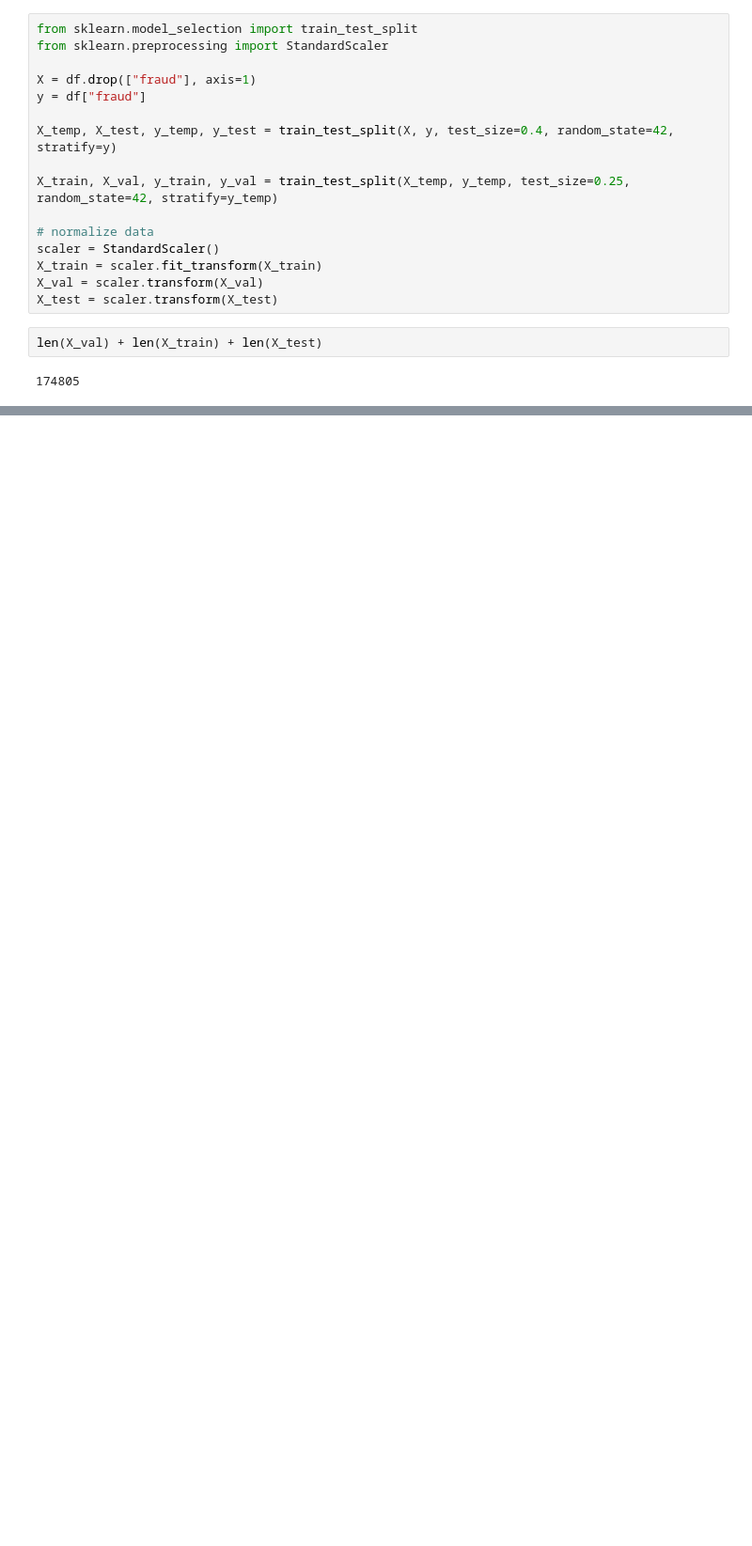
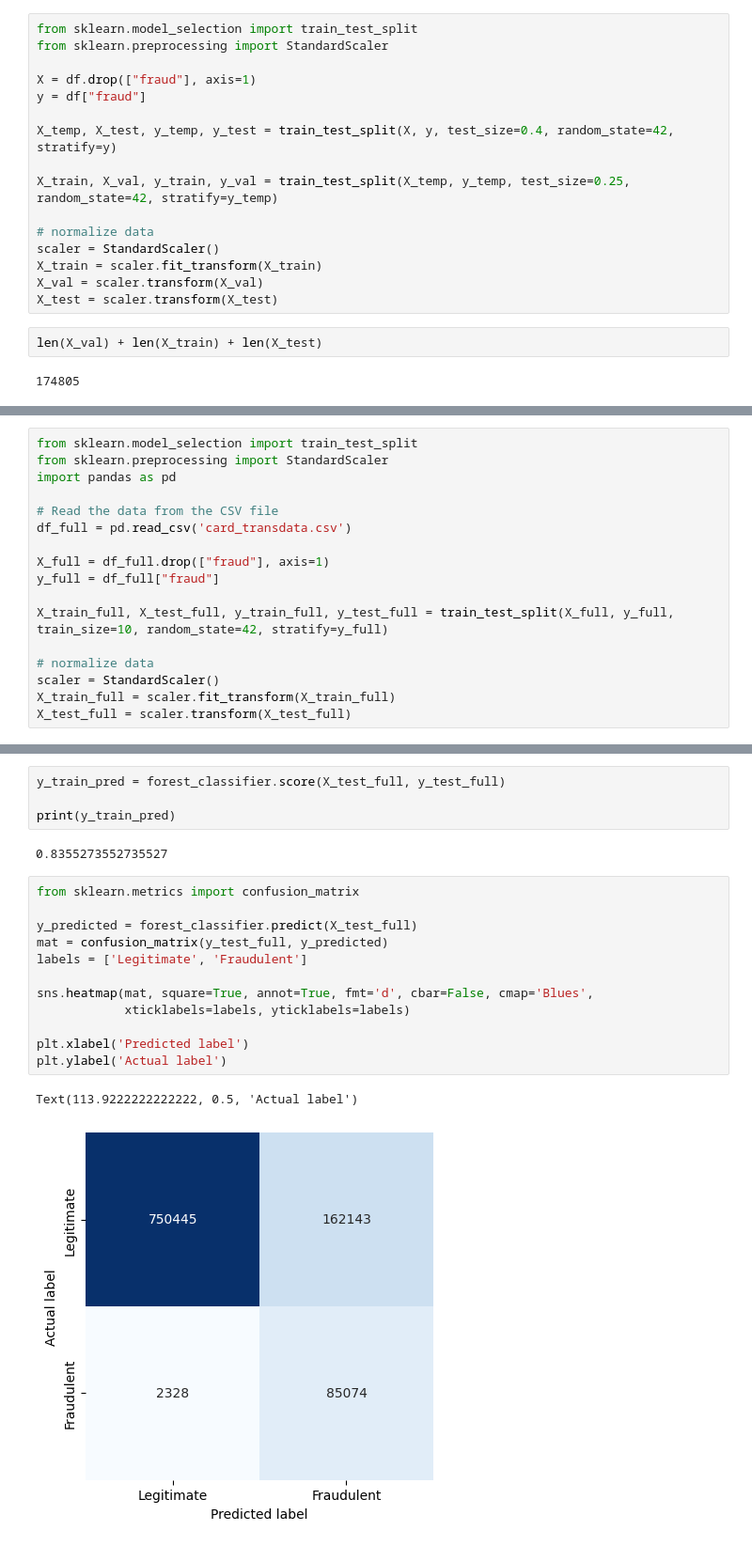
Before and after one commit to ntherndon97/COSC522-Group5, a Jupyter notebook: Group5_FinalProject.ipynb, the cells around one changed output, grey strips where cells are left out. Shown: that part at 94% size. Saved outputs shown, nothing was run; the diff lists cells and outputs as text; blank space fills up the shorter version.

```diff
--- a/Group5_FinalProject.ipynb
+++ b/Group5_FinalProject.ipynb
@@ -218,0 +225,17 @@ print(test_acc)
+# %%
+from sklearn.model_selection import train_test_split
+from sklearn.preprocessing import StandardScaler
+import pandas as pd
+
+# Read the data from the CSV file
+df_full = pd.read_csv('card_transdata.csv')
+
+X_full = df_full.drop(["fraud"], axis=1)
+y_full = df_full["fraud"]
+
+X_train_full, X_test_full, y_train_full, y_test_full = train_test_split(X_full, y_full, train_size=10, random_state=42, stratify=y_full)
+
+# normalize data
+scaler = StandardScaler()
+X_train_full = scaler.fit_transform(X_train_full)
+X_test_full = scaler.transform(X_test_full)
@@ -218,0 +296,21 @@ print(test_acc)
+# %%
+y_train_pred = forest_classifier.score(X_test_full, y_test_full)
+
+print(y_train_pred)
+# %% [output]
+0.8355273552735527
+# %%
+from sklearn.metrics import confusion_matrix
+
+y_predicted = forest_classifier.predict(X_test_full)
+mat = confusion_matrix(y_test_full, y_predicted)
+labels = ['Legitimate', 'Fraudulent']
+
+sns.heatmap(mat, square=True, annot=True, fmt='d', cbar=False, cmap='Blues',
+            xticklabels=labels, yticklabels=labels)
+
+plt.xlabel('Predicted label')
+plt.ylabel('Actual label')
+# %% [output]
+Text(113.9222222222222, 0.5, 'Actual label')
+[figure, added]
```
Also changed, not shown: parts of 23 cells of this notebook.
